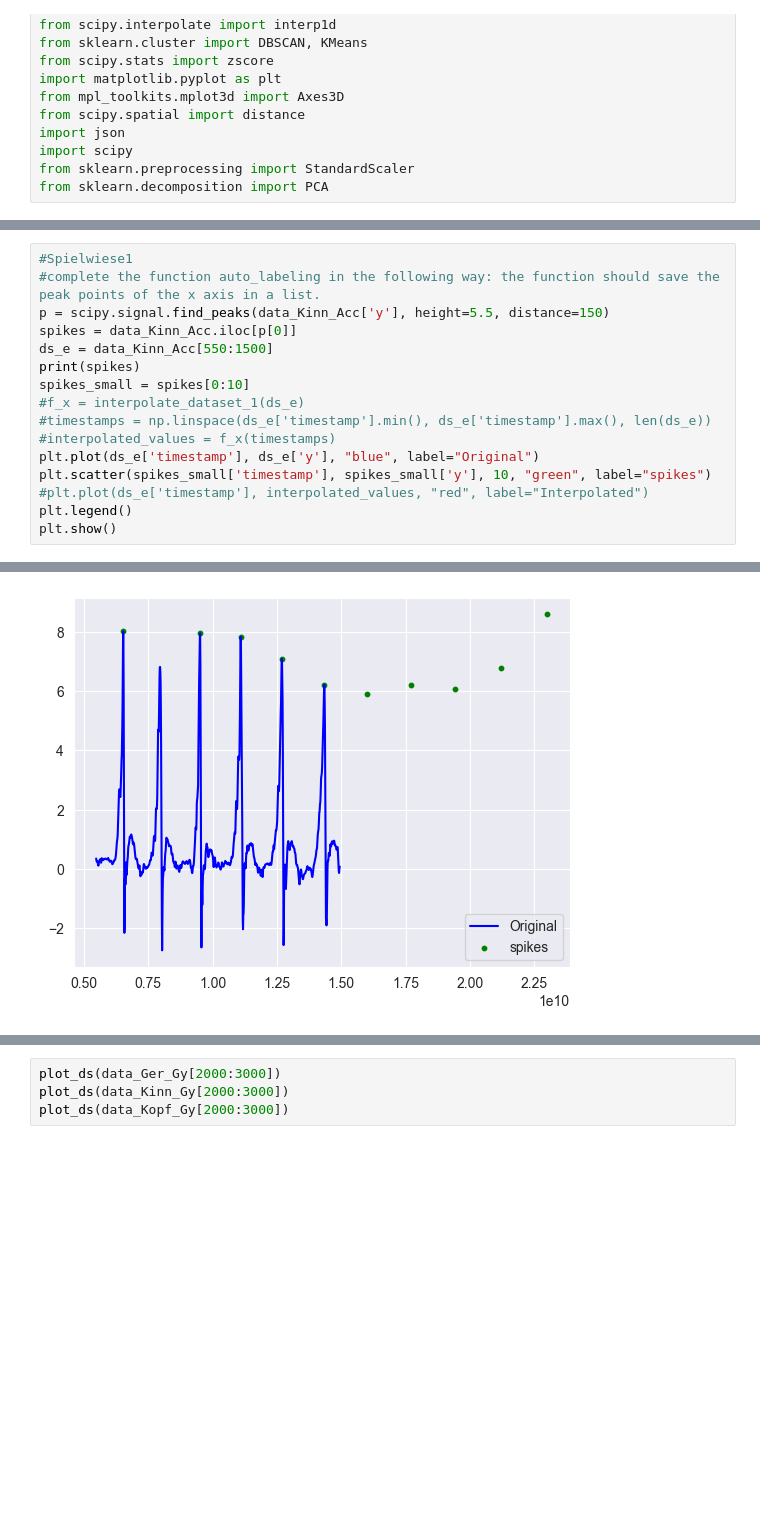
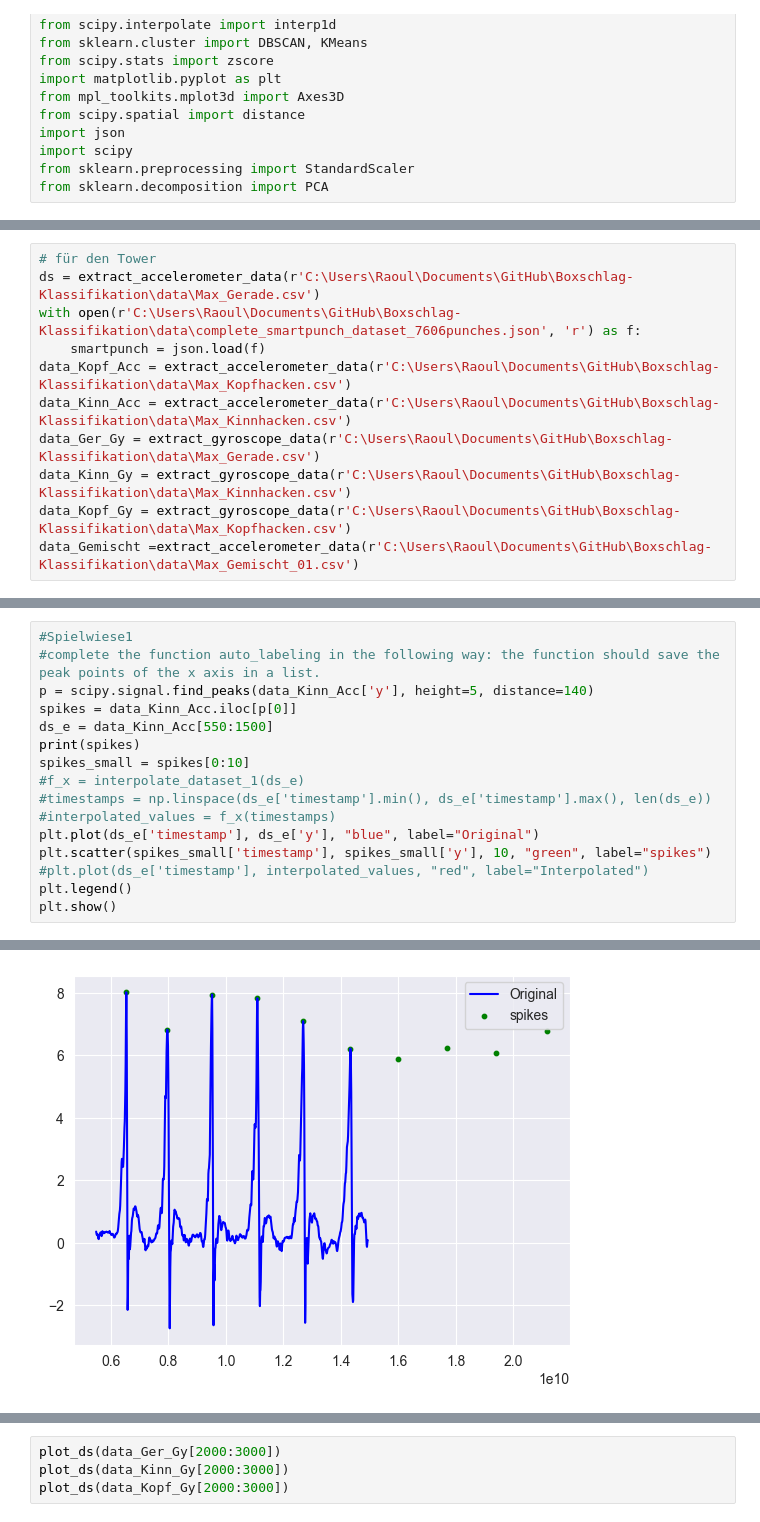
Before and after one commit to lalul335/Boxschlag-Klassifikation, a Jupyter notebook: test_2.ipynb, the cells around one changed output, grey strips where cells are left out. Drawn from its saved outputs; the diff is of its cells as text; blank space fills up the shorter version.

Commit message:
Preprocessing grob fertig
Es muss noch optimiert werden für die gemischten Datensätze, abersonstsieht gut aus. Und aua mein Kopf tut weh keine macht dem Mischkonsum!!

```diff
--- a/test_2.ipynb
+++ b/test_2.ipynb
@@ -29,2 +31,13 @@ data_Gemischt =extract_accelerometer_data(r'/Users/raouldoublan/Documents/GitHub
+# %%
+# für den Tower
+ds = extract_accelerometer_data(r'C:\Users\Raoul\Documents\GitHub\Boxschlag-Klassifikation\data\Max_Gerade.csv')
+with open(r'C:\Users\Raoul\Documents\GitHub\Boxschlag-Klassifikation\data\complete_smartpunch_dataset_7606punches.json', 'r') as f:
+    smartpunch = json.load(f)
+data_Kopf_Acc = extract_accelerometer_data(r'C:\Users\Raoul\Documents\GitHub\Boxschlag-Klassifikation\data\Max_Kopfhacken.csv')
+data_Kinn_Acc = extract_accelerometer_data(r'C:\Users\Raoul\Documents\GitHub\Boxschlag-Klassifikation\data\Max_Kinnhacken.csv')
+data_Ger_Gy = extract_gyroscope_data(r'C:\Users\Raoul\Documents\GitHub\Boxschlag-Klassifikation\data\Max_Gerade.csv')
+data_Kinn_Gy = extract_gyroscope_data(r'C:\Users\Raoul\Documents\GitHub\Boxschlag-Klassifikation\data\Max_Kinnhacken.csv')
+data_Kopf_Gy = extract_gyroscope_data(r'C:\Users\Raoul\Documents\GitHub\Boxschlag-Klassifikation\data\Max_Kopfhacken.csv')
+data_Gemischt =extract_accelerometer_data(r'C:\Users\Raoul\Documents\GitHub\Boxschlag-Klassifikation\data\Max_Gemischt_01.csv')
 # %%
 #Funktionen
@@ -253,7 +301,7 @@ plot_ds(data_Kinn_Acc[0:1070])
 # %%
 #Spielwiese1
 #complete the function auto_labeling in the following way: the function should save the peak points of the x axis in a list.
-p = scipy.signal.find_peaks(data_Kinn_Acc['y'], height=5.5, distance=150)
+p = scipy.signal.find_peaks(data_Kinn_Acc['y'], height=5, distance=140)
 spikes = data_Kinn_Acc.iloc[p[0]]
 ds_e = data_Kinn_Acc[550:1500]
 print(spikes)
@@ -284,4 +332,4 @@ plt.show()
-[figure, old version]
+[figure, new version]
 # %%
 #Spielwiese2
 #print(ds)
```
Also changed, not shown: parts of 9 cells of this notebook, 7 other files.
